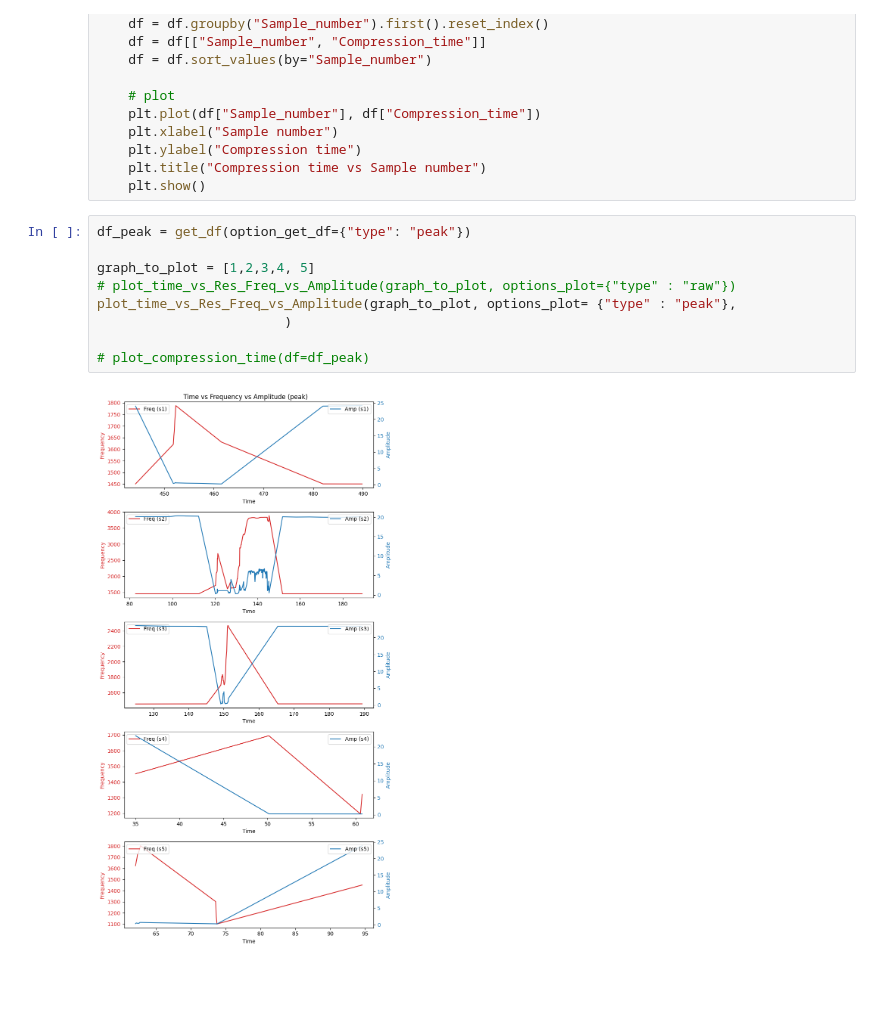
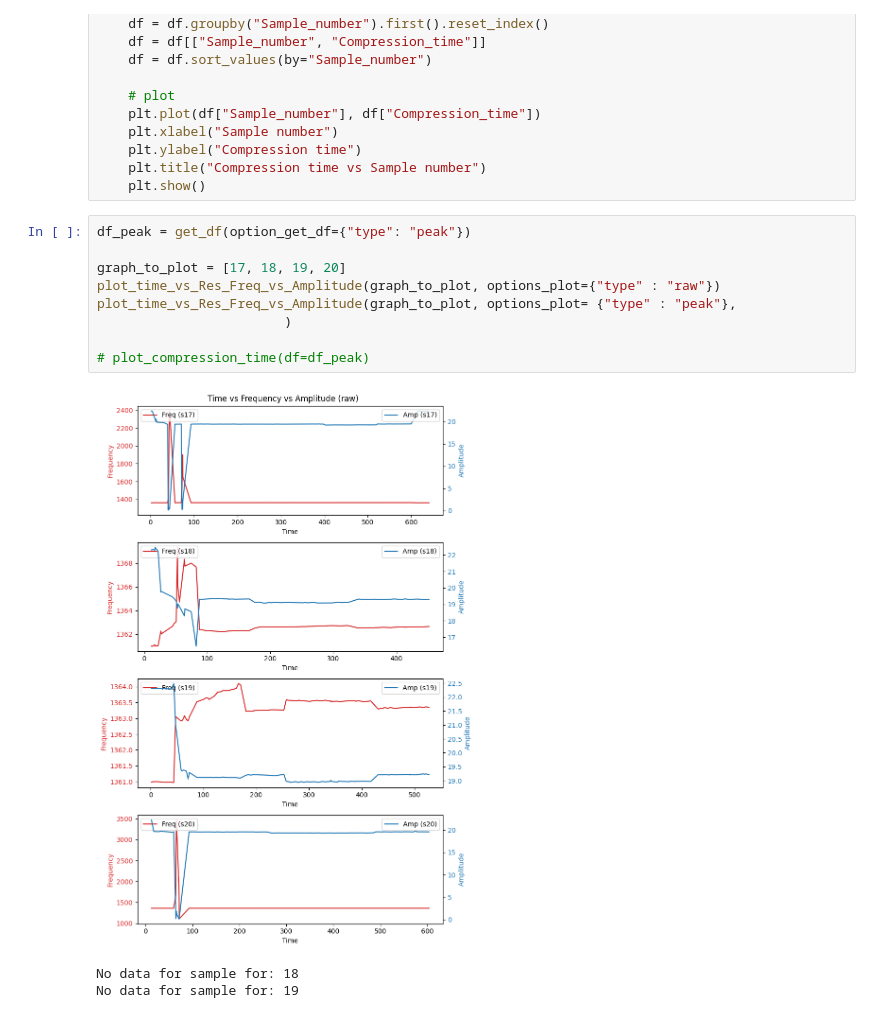
Before and after one commit to Weyrd/Cells_characteristics_Mems_ai, a Jupyter notebook: Data_cleaner.ipynb, the cells around one changed output. Drawn from its saved outputs; the diff is of its cells as text; blank space fills up the shorter version.

```diff
--- a/Data_cleaner.ipynb
+++ b/Data_cleaner.ipynb
@@ -649,11 +649,13 @@ def plot_compression_time(df=False, option_get_peak: dict = None,
 # %%
 df_peak = get_df(option_get_df={"type": "peak"})
 
-graph_to_plot = [1,2,3,4, 5]
-# plot_time_vs_Res_Freq_vs_Amplitude(graph_to_plot, options_plot={"type" : "raw"})
+graph_to_plot = [17, 18, 19, 20]
+plot_time_vs_Res_Freq_vs_Amplitude(graph_to_plot, options_plot={"type" : "raw"})
 plot_time_vs_Res_Freq_vs_Amplitude(graph_to_plot, options_plot= {"type" : "peak"},
                         )
 
 # plot_compression_time(df=df_peak)
 # %% [output]
-[figure, old version]
+[figure, new version]
+No data for sample for: 18
+No data for sample for: 19
```
Also changed, not shown: parts of 3 cells of this notebook, 16 other files.
